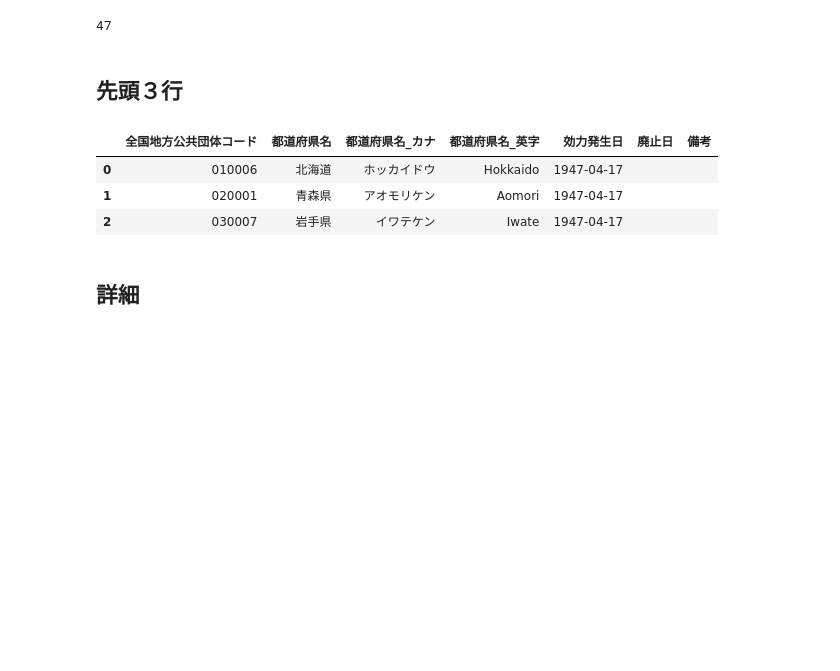
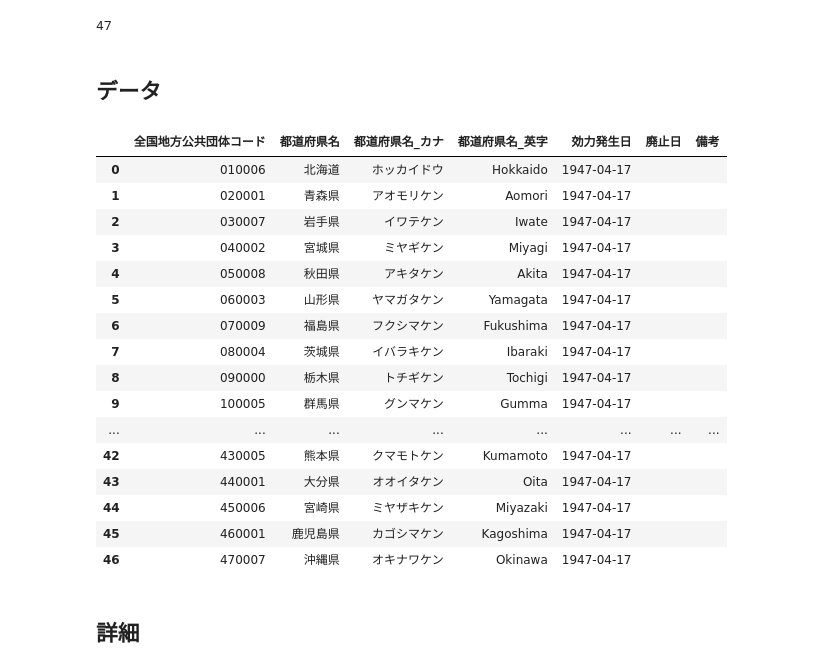
Before and after one commit to zero3kw/abr-data-summary, a Jupyter notebook: abr_data_summery.ipynb, the cells around one changed output. Saved outputs shown, nothing was run; the diff lists cells and outputs as text; code cells hidden in the pictures; blank space fills up the shorter version.

```diff
--- a/abr_data_summery.ipynb
+++ b/abr_data_summery.ipynb
@@ -7,12 +7,15 @@ import io
 import urllib.request
 import zipfile
 import pandas as pd
+import gc
 
 def get_data(url):
     req = urllib.request.Request(url)
     with urllib.request.urlopen(req) as res:
         data = res.read()
     with zipfile.ZipFile(io.BytesIO(data), 'r') as zip_file:
+        del data
+        gc.collect()
         with zip_file.open(zip_file.namelist()[0], 'r') as zip_data:
             return zip_data.read().decode('utf-8')
 
@@ -37,14 +40,27 @@ print(len(df))
 # %% [output]
 47
 # %% [markdown]
-## 先頭３行
+## データ
 # %%
-df.head(3)
+df
 # %% [output]
 |  | 全国地方公共団体コード | 都道府県名 | 都道府県名_カナ | 都道府県名_英字 | 効力発生日 | 廃止日 | 備考 |
 | 0 | 010006 | 北海道 | ホッカイドウ | Hokkaido | 1947-04-17 |  |  |
 | 1 | 020001 | 青森県 | アオモリケン | Aomori | 1947-04-17 |  |  |
 | 2 | 030007 | 岩手県 | イワテケン | Iwate | 1947-04-17 |  |  |
+| 3 | 040002 | 宮城県 | ミヤギケン | Miyagi | 1947-04-17 |  |  |
+| 4 | 050008 | 秋田県 | アキタケン | Akita | 1947-04-17 |  |  |
+| 5 | 060003 | 山形県 | ヤマガタケン | Yamagata | 1947-04-17 |  |  |
+| 6 | 070009 | 福島県 | フクシマケン | Fukushima | 1947-04-17 |  |  |
+| 7 | 080004 | 茨城県 | イバラキケン | Ibaraki | 1947-04-17 |  |  |
+| 8 | 090000 | 栃木県 | トチギケン | Tochigi | 1947-04-17 |  |  |
+| 9 | 100005 | 群馬県 | グンマケン | Gumma | 1947-04-17 |  |  |
+| ... | ... | ... | ... | ... | ... | ... | ... |
+| 42 | 430005 | 熊本県 | クマモトケン | Kumamoto | 1947-04-17 |  |  |
+| 43 | 440001 | 大分県 | オオイタケン | Oita | 1947-04-17 |  |  |
+| 44 | 450006 | 宮崎県 | ミヤザキケン | Miyazaki | 1947-04-17 |  |  |
+| 45 | 460001 | 鹿児島県 | カゴシマケン | Kagoshima | 1947-04-17 |  |  |
+| 46 | 470007 | 沖縄県 | オキナワケン | Okinawa | 1947-04-17 |  |  |
 # %% [markdown]
 ## 詳細
 # %%
```
Also changed, not shown: parts of 17 cells of this notebook.
